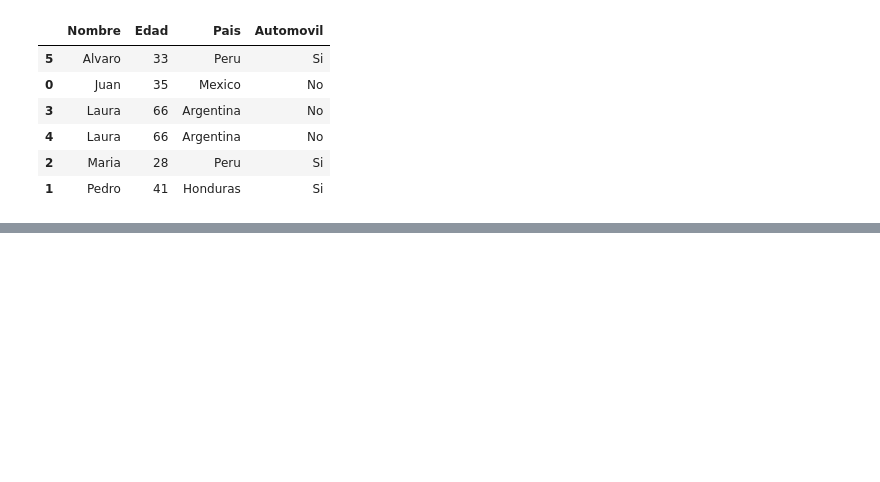
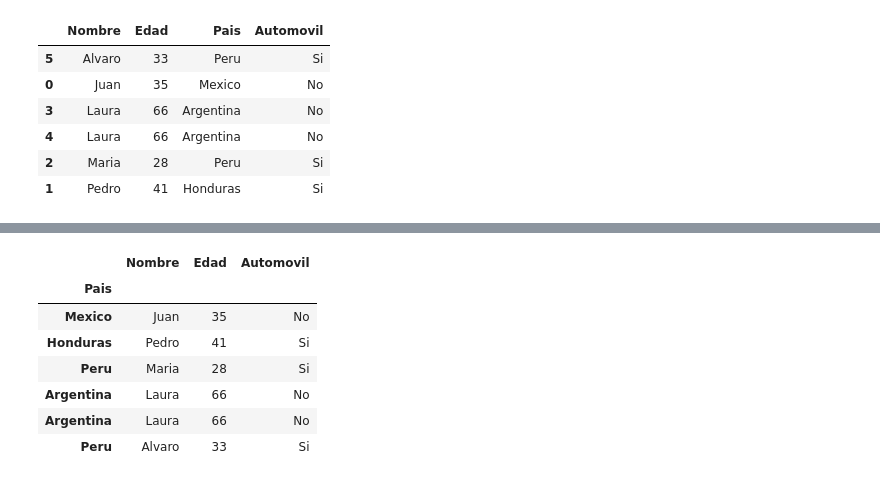
Before and after one commit to robert2999/Analisis-de-datos, a Jupyter notebook: Panda1.ipynb, the cells around one changed output, grey strips where cells are left out. Cells and saved outputs as stored; diff of their text form; code cells hidden in the pictures; blank space fills up the shorter version.

```diff
--- a/Panda1.ipynb
+++ b/Panda1.ipynb
@@ -258,0 +283,14 @@ df.sort_values(by=['Nombre','Edad'])
+# %%
+rob=df.set_index('Pais')
+# %%
+rob.drop('index',axis=1,inplace=True)
+rob
+# %% [output]
+|  | Nombre | Edad | Automovil |
+| Pais |  |  |  |
+| Mexico | Juan | 35 | No |
+| Honduras | Pedro | 41 | Si |
+| Peru | Maria | 28 | Si |
+| Argentina | Laura | 66 | No |
+| Argentina | Laura | 66 | No |
+| Peru | Alvaro | 33 | Si |
```
Also changed, not shown: parts of 44 cells of this notebook.
